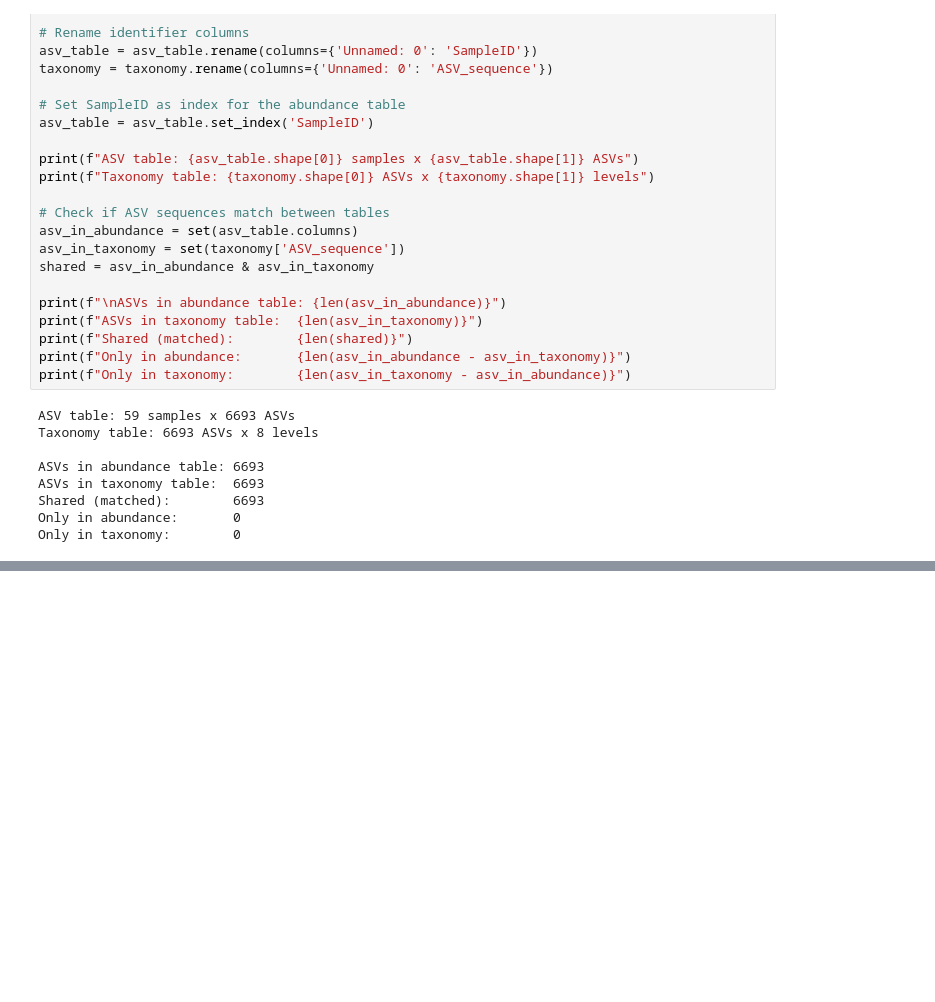
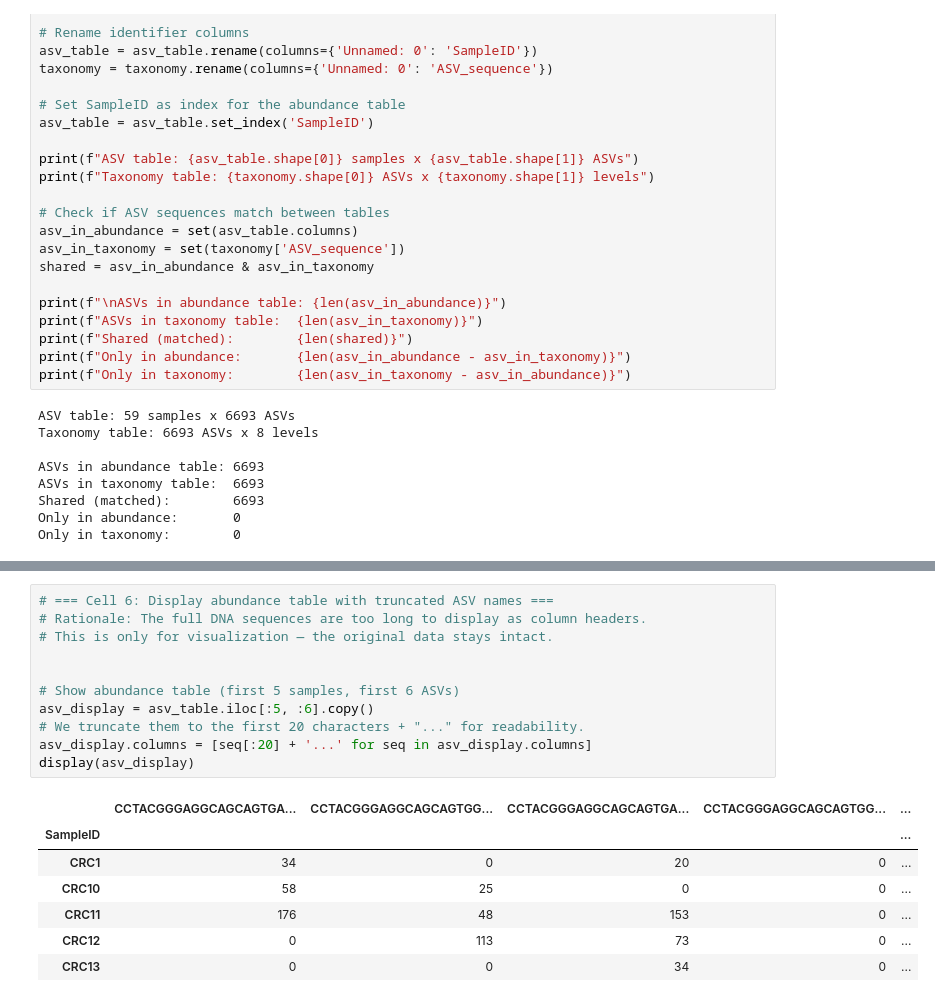
Before and after one commit to Oslis23/metagenomics-eda-pipeline, a Jupyter notebook: notebooks/01_data_loading.ipynb, the cells around one changed output, grey strips where cells are left out. Saved outputs shown, nothing was run; the diff lists cells and outputs as text; blank space fills up the shorter version.

Commit message:
Changes in readability

```diff
--- a/notebooks/01_data_loading.ipynb
+++ b/notebooks/01_data_loading.ipynb
@@ -191,3 +190,22 @@ Cyanobacteria          35
 Patescibacteria        18
 Desulfobacterota       16
 Name: count, dtype: int64
+# %%
+# === Cell 6: Display abundance table with truncated ASV names ===
+# Rationale: The full DNA sequences are too long to display as column headers.
+# This is only for visualization — the original data stays intact.
+
+
+# Show abundance table (first 5 samples, first 6 ASVs)
+asv_display = asv_table.iloc[:5, :6].copy()
+# We truncate them to the first 20 characters + "..." for readability.
+asv_display.columns = [seq[:20] + '...' for seq in asv_display.columns]
+display(asv_display)
+# %% [output]
+|  | CCTACGGGAGGCAGCAGTGA... | CCTACGGGAGGCAGCAGTGG... | CCTACGGGAGGCAGCAGTGA... | CCTACGGGAGGCAGCAGTGG... | ... |
+| SampleID |  |  |  |  | ... |
+| CRC1 | 34 | 0 | 20 | 0 | ... |
+| CRC10 | 58 | 25 | 0 | 0 | ... |
+| CRC11 | 176 | 48 | 153 | 0 | ... |
+| CRC12 | 0 | 113 | 73 | 0 | ... |
+| CRC13 | 0 | 0 | 34 | 0 | ... |
```
Also changed, not shown: parts of 3 cells of this notebook.
